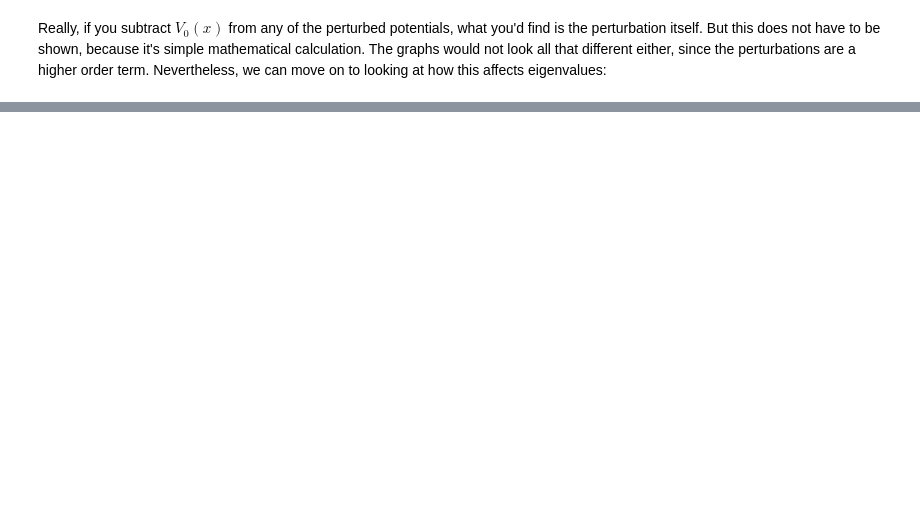
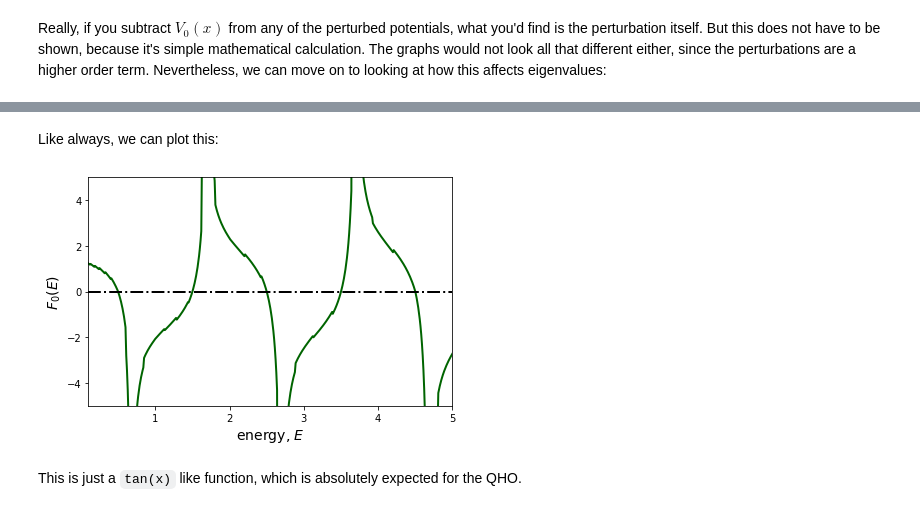
Before and after one commit to ubsuny/homework-2-pi-zero-w, a Jupyter notebook: Problem1.ipynb, the cells around one changed output, grey strips where cells are left out. Cells and saved outputs as stored; diff of their text form; code cells hidden in the pictures; blank space fills up the shorter version.

```diff
--- a/Problem1.ipynb
+++ b/Problem1.ipynb
@@ -244,0 +249,46 @@ Really, if you subtract $V_0(x)$ from any of the perturbed potentials, what you'
+# %%
+# Set max energy:
+E_max = 5
+
+# Set starting point:
+qho.E = 0.1
+
+# Set step-size:
+dE = 0.01
+
+# Instead of the while loop ...
+n_steps = int((E_max - qho.E)/dE)
+
+qho_F = zeros((n_steps + 1))
+cubic_F = qho_F.copy()
+quartic_F = cubic_F.copy()
+
+E = linspace(0.1, E_max, n_steps + 1)
+
+E_data = []
+F_data = []
+
+for step in range(n_steps + 1):
+
+    qho_F[step] = qho.F(E[step])
+    cubic_F[step] = cubic_qho.F(E[step])
+    quartic_F[step] = quartic_qho.F(E[step])
+# %% [markdown]
+Like always, we can plot this:
+# %%
+fig, ax = plt.subplots(1, 1)
+
+ax.plot(E, qho_F, lw = 2, c = 'darkgreen')
+ax.axhline(0, lw = 2, ls = 'dashdot', c = 'k')
+
+ax.set_xlim(E[0], E[-1])
+ax.set_ylim(-5, 5)
+
+ax.set_ylabel('$F_0(E)$', fontsize = 14)
+ax.set_xlabel('energy, $E$', fontsize = 14)
+
+fig.tight_layout()
+# %% [output]
+[figure, added]
+# %% [markdown]
+This is just a `tan(x)` like function, which is absolutely expected for the QHO.
```
Also changed, not shown: parts of 18 cells of this notebook.
